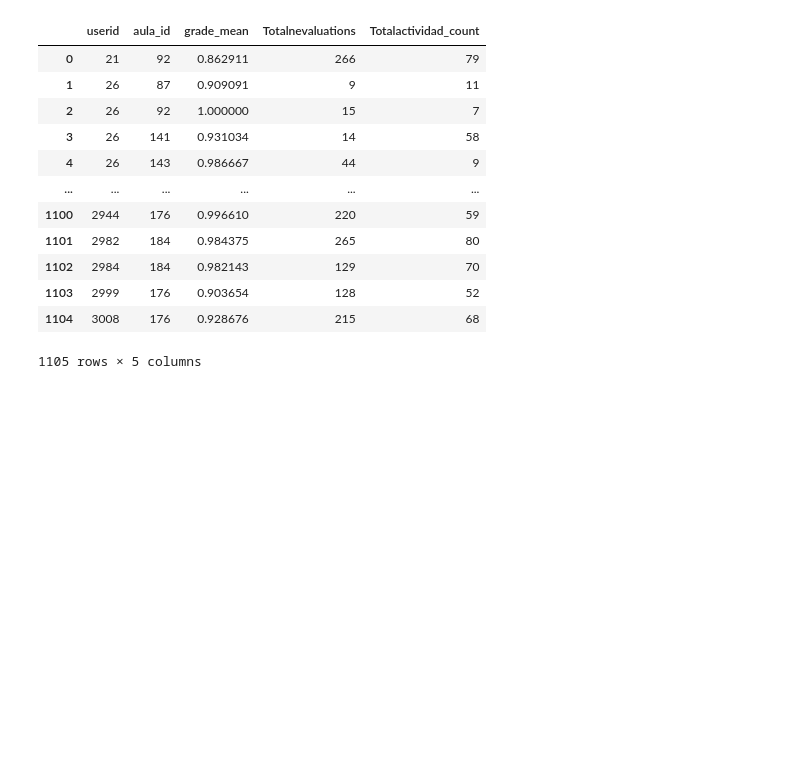
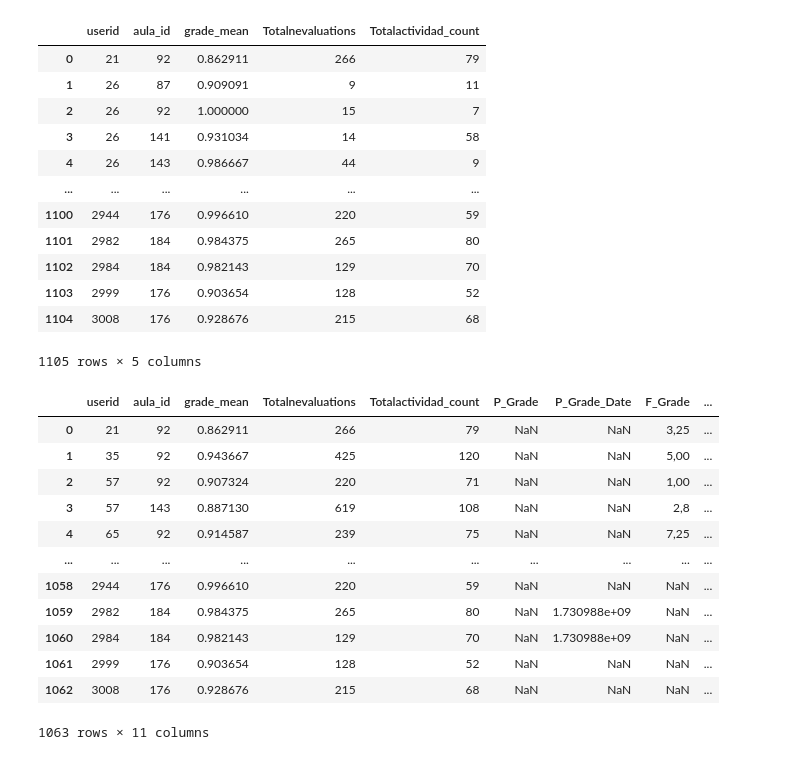
Before and after one commit to Miquel44/HACKATHONUAB, a Jupyter notebook: datathon.ipynb, the cells around one changed output. Cells and saved outputs as stored; diff of their text form; code cells hidden in the pictures; blank space fills up the shorter version.

```diff
--- a/datathon.ipynb
+++ b/datathon.ipynb
@@ -127,3 +132,20 @@ merged_df
 # %%
 #save to csv
 merged_df.to_csv('Clean.csv', index=False)
+# %%
+final_df = pd.merge(merged_df, notes, on=['userid', 'aula_id'])
+final_df
+# %% [output]
+|  | userid | aula_id | grade_mean | Totalnevaluations | Totalactividad_count | P_Grade | P_Grade_Date | F_Grade | ... |
+| 0 | 21 | 92 | 0.862911 | 266 | 79 | NaN | NaN | 3,25 | ... |
+| 1 | 35 | 92 | 0.943667 | 425 | 120 | NaN | NaN | 5,00 | ... |
+| 2 | 57 | 92 | 0.907324 | 220 | 71 | NaN | NaN | 1,00 | ... |
+| 3 | 57 | 143 | 0.887130 | 619 | 108 | NaN | NaN | 2,8 | ... |
+| 4 | 65 | 92 | 0.914587 | 239 | 75 | NaN | NaN | 7,25 | ... |
+| ... | ... | ... | ... | ... | ... | ... | ... | ... | ... |
+| 1058 | 2944 | 176 | 0.996610 | 220 | 59 | NaN | NaN | NaN | ... |
+| 1059 | 2982 | 184 | 0.984375 | 265 | 80 | NaN | 1.730988e+09 | NaN | ... |
+| 1060 | 2984 | 184 | 0.982143 | 129 | 70 | NaN | 1.730988e+09 | NaN | ... |
+| 1061 | 2999 | 176 | 0.903654 | 128 | 52 | NaN | NaN | NaN | ... |
+| 1062 | 3008 | 176 | 0.928676 | 215 | 68 | NaN | NaN | NaN | ... |
+1063 rows × 11 columns
```
Also changed, not shown: parts of 5 cells of this notebook.
